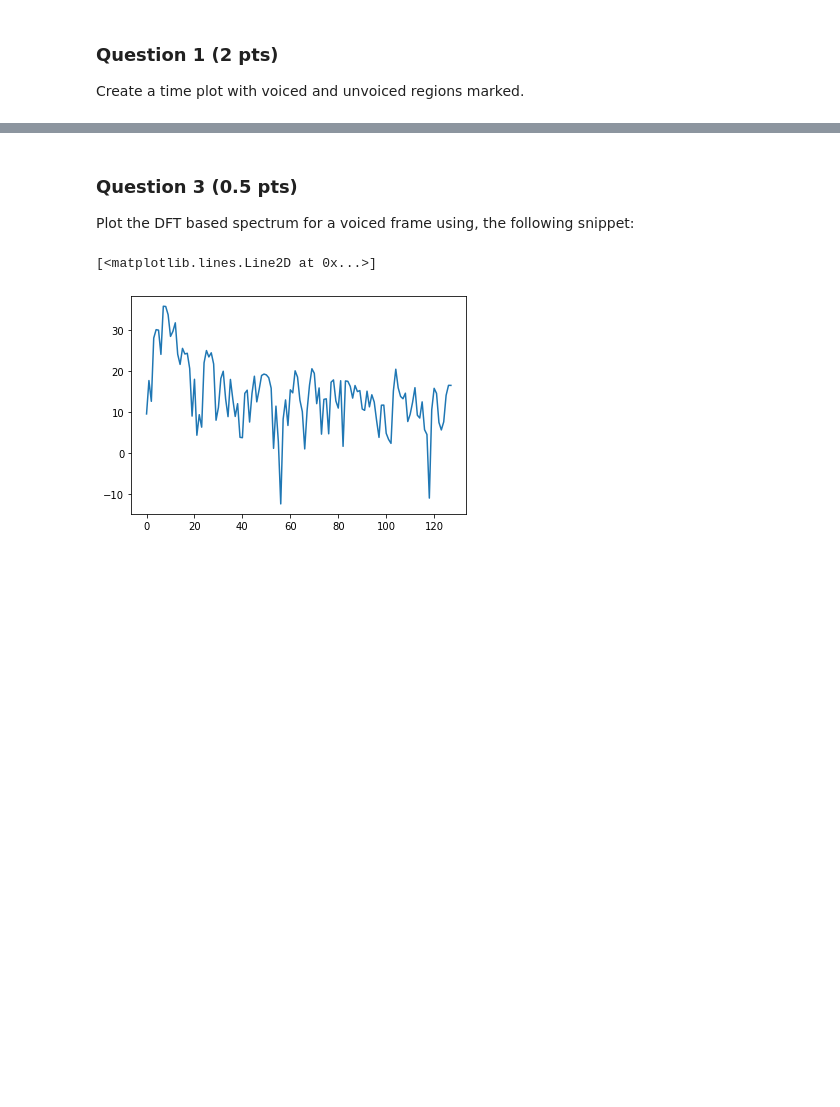
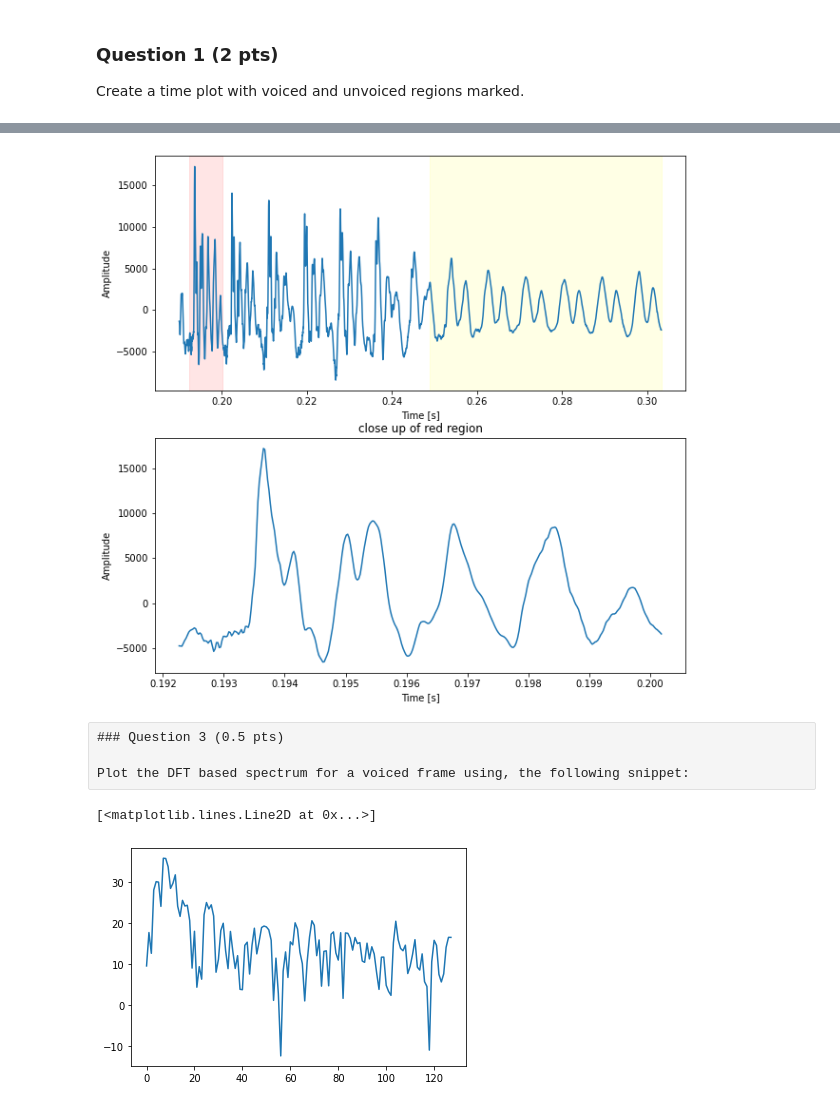
Before and after one commit to bossersimon/EQ2321, a Jupyter notebook: assignment_1.ipynb, the cells around one changed output, grey strips where cells are left out. Drawn from its saved outputs; the diff is of its cells as text; code cells hidden in the pictures; blank space fills up the shorter version.

```diff
--- a/assignment_1.ipynb
+++ b/assignment_1.ipynb
@@ -135,15 +144,34 @@ In the time plot, mark the regions where the pitch is the highest and the lowest
 # %%
-from scipy.io.wavfile import read
-samplerate, data = read('male44.wav')
-duration = len(data)/samplerate
-time = np.arange(0,duration,1/samplerate)
+t1 = 44100*.19
+t1 = int(t1)
+t2 = 5000 + t1
 
-plt.plot(time,data)
+fig, ax = plt.subplots(2,1,figsize=(10, 10))
+ax[0].plot(time[t1:t2],data[t1:t2])
+ax[0].axvspan(time[t1+100],time[t1+450], color='red', alpha=0.1)
+ax[0].axvspan(time[t1+2600],time[t2], color='yellow', alpha=0.1)
+
+ax[0].set_xlabel('Time [s]')
+ax[0].set_ylabel('Amplitude')
+
+t3 = 450+t1
+
+ax[1].plot(time[t1+100:t3],data[t1+100:t3])
+#ax[1].axvspan(time[t1],time[t1+450], color='red', alpha=0.1)
+#ax[1].axvspan(time[t1+2600],time[t2], color='yellow', alpha=0.1)
+
+ax[1].set_xlabel('Time [s]')
+ax[1].set_ylabel('Amplitude')
+ax[1].set_title('close up of red region')
+
+
 plt.show()
+# %% [output]
+[figure, added]
-# %% [markdown]
-### Question 3 (0.5 pts)
-
-Plot the DFT based spectrum for a voiced frame using, the following snippet:
+# %% [raw]
+### Question 3 (0.5 pts)
+
+Plot the DFT based spectrum for a voiced frame using, the following snippet:
 # %%
 S = 0#... # Start of the frame
 N = 256#... # Length of the frame
```
Also changed, not shown: parts of 6 cells of this notebook, 1 other file.
